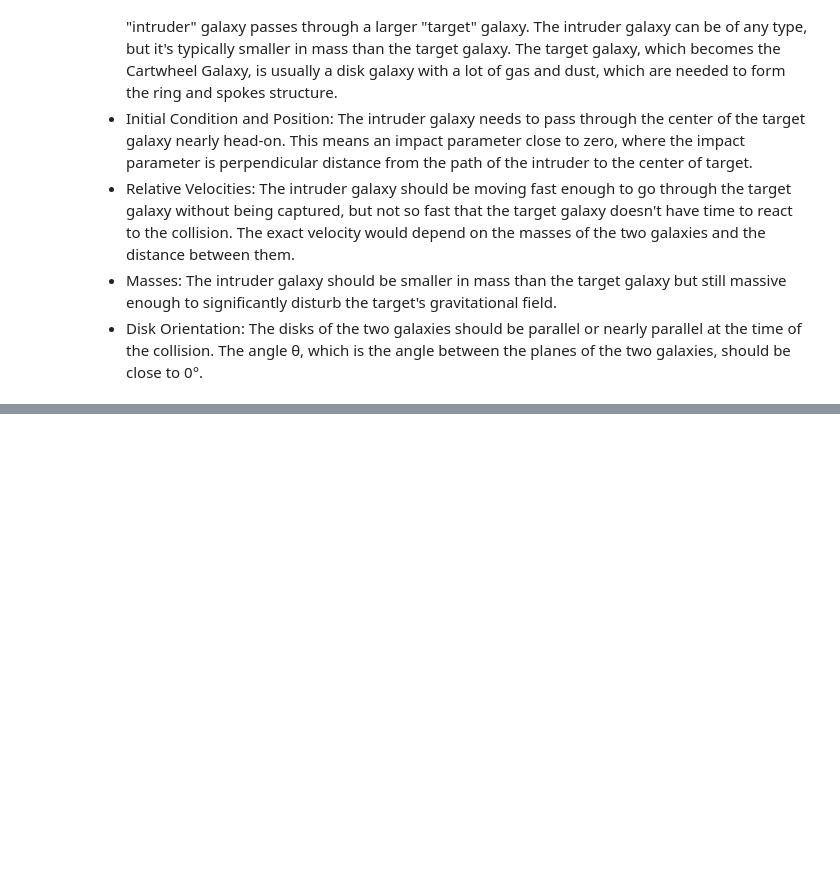
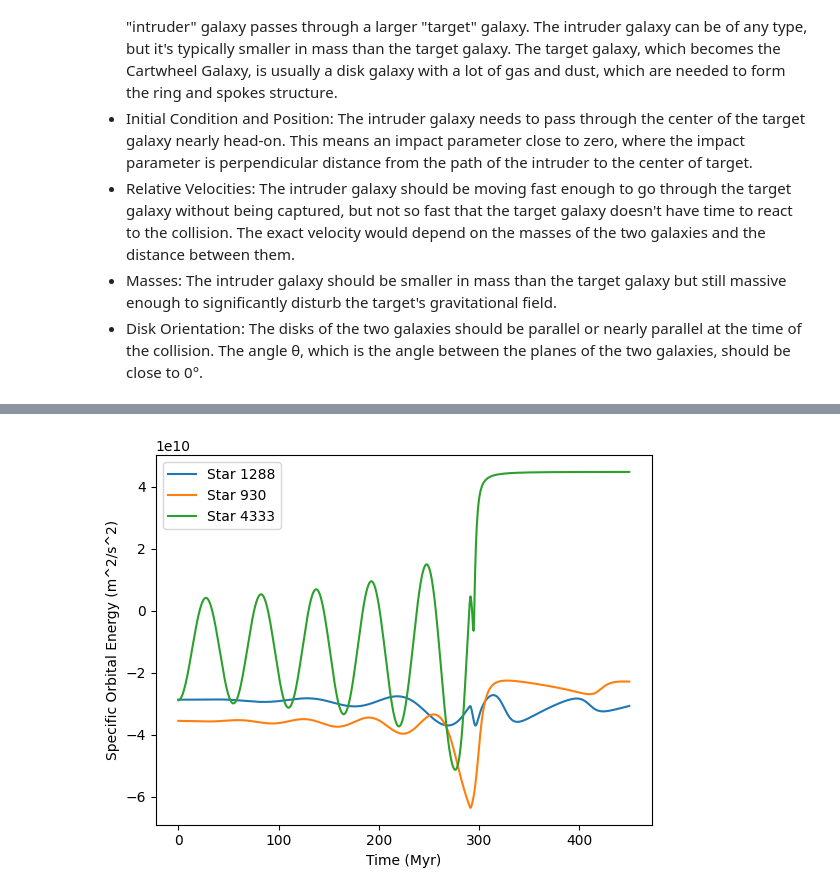
Before and after one commit to marcjermaine-pontiveros/galaxy-collision, a Jupyter notebook: notebook.ipynb, the cells around one changed output, grey strips where cells are left out. Drawn from its saved outputs; the diff is of its cells as text; code cells hidden in the pictures; blank space fills up the shorter version.

```diff
--- a/notebook.ipynb
+++ b/notebook.ipynb
@@ -299,0 +311,6 @@ show_orbits_3d(indices, snapshots)
+# %%
+cartwheel_indices = get_sample_stars(cartwheel_galaxies['target'], cartwheel_galaxies['intruder'], N_samples=3)
+
+plot_energy(times, cartwheel_snapshots, cartwheel_velocity_snapshots, cartwheel_galaxies['target'], cartwheel_galaxies['intruder'], cartwheel_indices)
+# %% [output]
+[figure, added]
```
Also changed, not shown: parts of 11 cells of this notebook.
